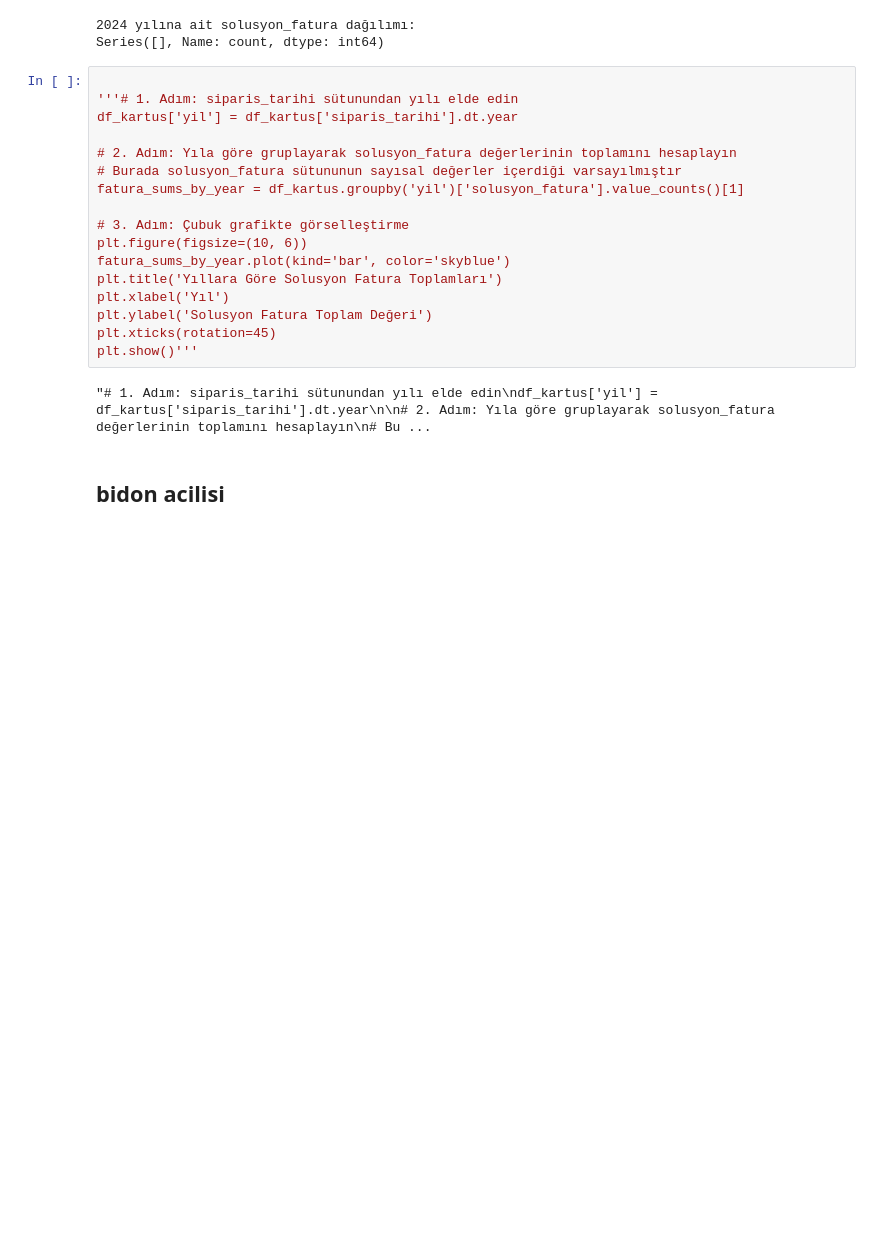
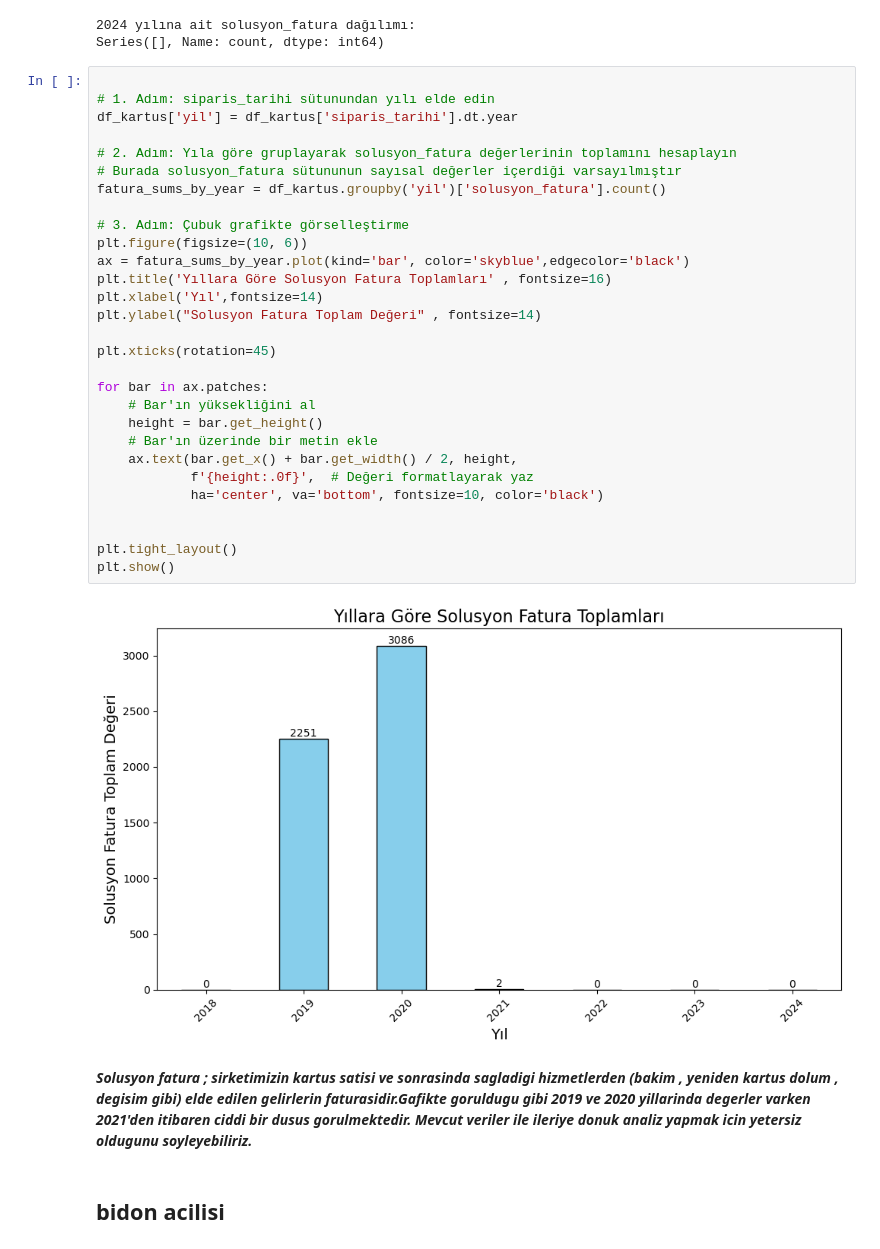
Before and after one commit to Duygu-Jones/LLM_Playground, a Jupyter notebook: 01_EDA/KATEGORILER/04_Kartus/Seyda/SEYDA_NOTEBOOK.ipynb, the cells around one changed output. Cells and saved outputs as stored; diff of their text form; blank space fills up the shorter version.

Commit message:
solusyon_fatura ve bidon_acilisi eklendi

```diff
--- a/01_EDA/KATEGORILER/04_Kartus/Seyda/SEYDA_NOTEBOOK.ipynb
+++ b/01_EDA/KATEGORILER/04_Kartus/Seyda/SEYDA_NOTEBOOK.ipynb
@@ -604,22 +637,36 @@ fatura_value_counts_by_year(df_kartus , 2024)
 Series([], Name: count, dtype: int64)
 # %%
 
-'''# 1. Adım: siparis_tarihi sütunundan yılı elde edin
+# 1. Adım: siparis_tarihi sütunundan yılı elde edin
 df_kartus['yil'] = df_kartus['siparis_tarihi'].dt.year
 
 # 2. Adım: Yıla göre gruplayarak solusyon_fatura değerlerinin toplamını hesaplayın
 # Burada solusyon_fatura sütununun sayısal değerler içerdiği varsayılmıştır
-fatura_sums_by_year = df_kartus.groupby('yil')['solusyon_fatura'].value_counts()[1]
+fatura_sums_by_year = df_kartus.groupby('yil')['solusyon_fatura'].count()
 
 # 3. Adım: Çubuk grafikte görselleştirme
 plt.figure(figsize=(10, 6))
-fatura_sums_by_year.plot(kind='bar', color='skyblue')
-plt.title('Yıllara Göre Solusyon Fatura Toplamları')
-plt.xlabel('Yıl')
-plt.ylabel('Solusyon Fatura Toplam Değeri')
+ax = fatura_sums_by_year.plot(kind='bar', color='skyblue',edgecolor='black')
+plt.title('Yıllara Göre Solusyon Fatura Toplamları' , fontsize=16)
+plt.xlabel('Yıl',fontsize=14)
+plt.ylabel("Solusyon Fatura Toplam Değeri" , fontsize=14)
+
 plt.xticks(rotation=45)
-plt.show()'''
+
+for bar in ax.patches:
+    # Bar'ın yüksekliğini al
+    height = bar.get_height()
+    # Bar'ın üzerinde bir metin ekle
+    ax.text(bar.get_x() + bar.get_width() / 2, height,
+            f'{height:.0f}',  # Değeri formatlayarak yaz
+            ha='center', va='bottom', fontsize=10, color='black')
+
+
+plt.tight_layout()
+plt.show()
 # %% [output]
-"# 1. Adım: siparis_tarihi sütunundan yılı elde edin\ndf_kartus['yil'] = df_kartus['siparis_tarihi'].dt.year\n\n# 2. Adım: Yıla göre gruplayarak solusyon_fatura değerlerinin toplamını hesaplayın\n# Bu ...
+[figure, added]
+# %% [markdown]
+***Solusyon fatura ; sirketimizin kartus satisi ve sonrasinda sagladigi hizmetlerden (bakim , yeniden kartus dolum , degisim gibi) elde edilen gelirlerin faturasidir.Gafikte goruldugu gibi 2019 ve 2020 yillarinda degerler varken 2021'den itibaren ciddi bir dusus gorulmektedir. Mevcut veriler ile ileriye donuk analiz yapmak icin yetersiz oldugunu soyleyebiliriz.***
 # %% [markdown]
 ## bidon acilisi
```
Also changed, not shown: parts of 22 cells of this notebook.
